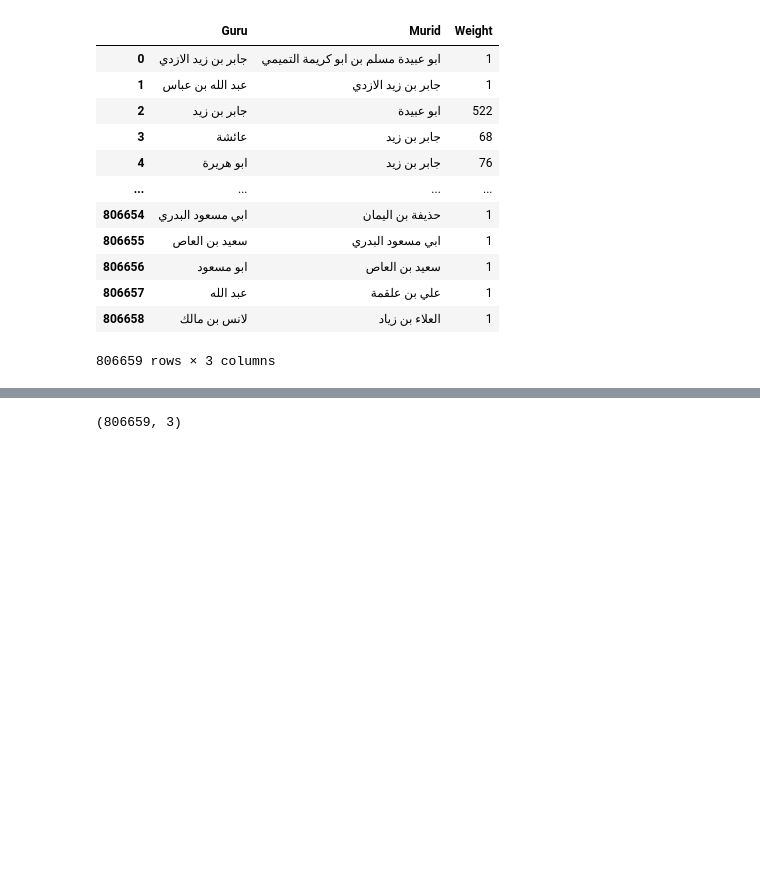
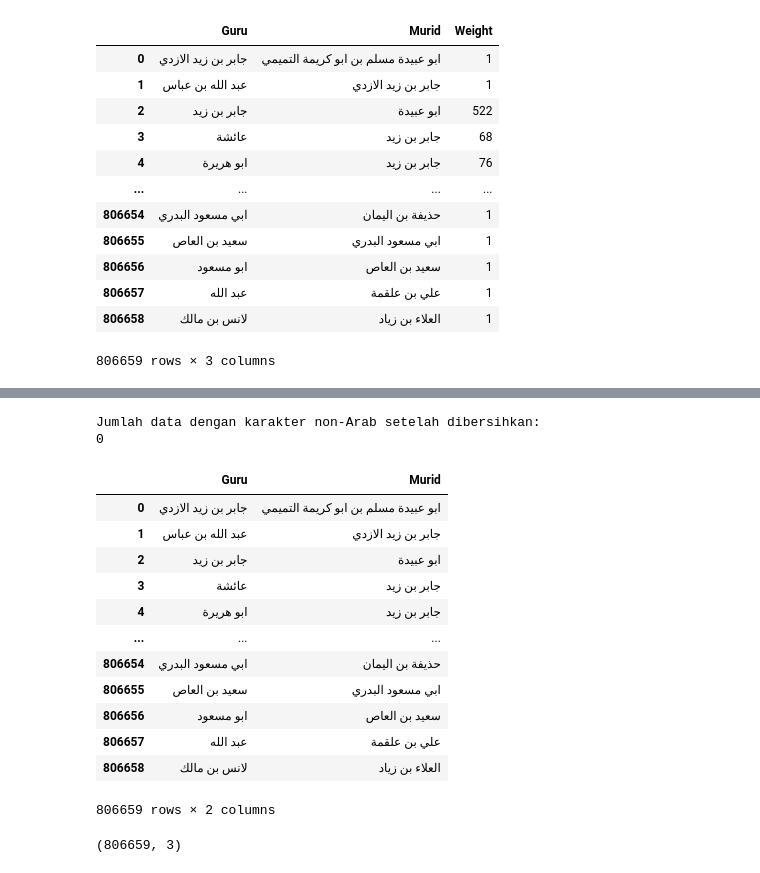
Before and after one commit to Nazrililham090805/sanad-hadith, a Jupyter notebook: src/Edges.ipynb, the cells around one changed output, grey strips where cells are left out. Drawn from its saved outputs; the diff is of its cells as text; code cells hidden in the pictures; blank space fills up the shorter version.

```diff
--- a/src/Edges.ipynb
+++ b/src/Edges.ipynb
@@ -274,3 +333,47 @@ display(edges_df[['Guru', 'Murid', 'Weight']])
+# %%
+# Fungsi untuk menghapus karakter selain Arab dan spasi
+def remove_non_arabic(text):
+    if not isinstance(text, str):
+        return text
+
+    # Hapus karakter selain Arab dan spasi
+    text = re.sub(r'[^\u0600-\u06FF\s]', '', text)
+
+    # Rapikan spasi berlebih
+    text = re.sub(r'\s+', ' ', text).strip()
+
+    return text
+
+# Terapkan ke kolom Guru dan Murid
+edges_df['Guru'] = edges_df['Guru'].apply(remove_non_arabic)
+edges_df['Murid'] = edges_df['Murid'].apply(remove_non_arabic)
+
+# Cek ulang apakah masih ada karakter non-Arab
+non_arabic_df = edges_df[
+    edges_df['Guru'].apply(check_non_arabic) |
+    edges_df['Murid'].apply(check_non_arabic)
+]
+
+print("Jumlah data dengan karakter non-Arab setelah dibersihkan:")
+print(len(non_arabic_df))
+
+display(edges_df[['Guru', 'Murid']])
+# %% [output]
+Jumlah data dengan karakter non-Arab setelah dibersihkan:
+0
+|  | Guru | Murid |
+| 0 | جابر بن زيد الازدي | ابو عبيدة مسلم بن ابو كريمة التميمي |
+| 1 | عبد الله بن عباس | جابر بن زيد الازدي |
+| 2 | جابر بن زيد | ابو عبيدة |
+| 3 | عائشة | جابر بن زيد |
+| 4 | ابو هريرة | جابر بن زيد |
+| ... | ... | ... |
+| 806654 | ابي مسعود البدري | حذيفة بن اليمان |
+| 806655 | سعيد بن العاص | ابي مسعود البدري |
+| 806656 | ابو مسعود | سعيد بن العاص |
+| 806657 | عبد الله | علي بن علقمة |
+| 806658 | لانس بن مالك | العلاء بن زياد |
+806659 rows × 2 columns
 # %%
 edges_df = edges_df.dropna(subset=['Guru', 'Murid'])
 # %%
```
Also changed, not shown: parts of 7 cells of this notebook, 2 other files.
